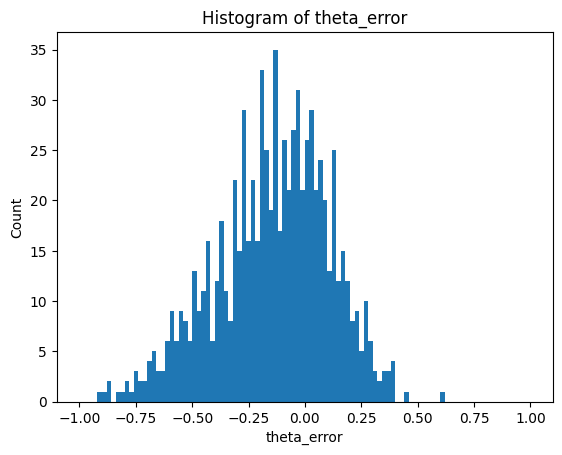
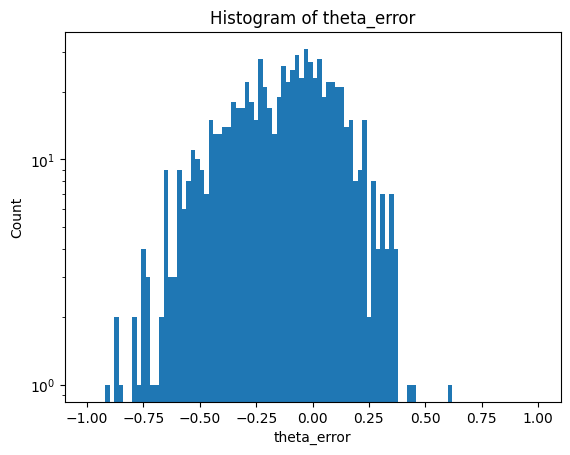
Unified diff of the notebook cell whose output changed from the first chart to the second:
--- before
+++ after
@@ -6,4 +6,5 @@
 plt.xlabel("theta_error")
 plt.ylabel("Count")
+plt.yscale("log")
 plt.title("Histogram of theta_error")
 plt.show()
@@ -11,6 +12,6 @@
 counts, edges = np.histogram(np.cos(df.loc[mask,"theta_error"]).dropna(), bins=100,range=(-1,1))
 total = counts.sum()
-bin_mask = (edges[:-1] >= 0.8) & (edges[1:] <= 1) #keep only events within 0.05 of 1
+bin_mask = (edges[:-1] >= 0.95) & (edges[1:] <= 1) #keep only events within 0.05 of 1
 count_bins_in_range = counts[bin_mask].sum()
-print(total,count_bins_in_range,count_bins_in_range/total)
+print("Total, counts>0.95, counts/total >0.95:\t",total,count_bins_in_range,count_bins_in_range/total)
 np.savez("theta_error_histogram_upside.npz", counts=counts, edges=edges)

Commit: updated README, with clear instructions on how to recreate the figures in the paper